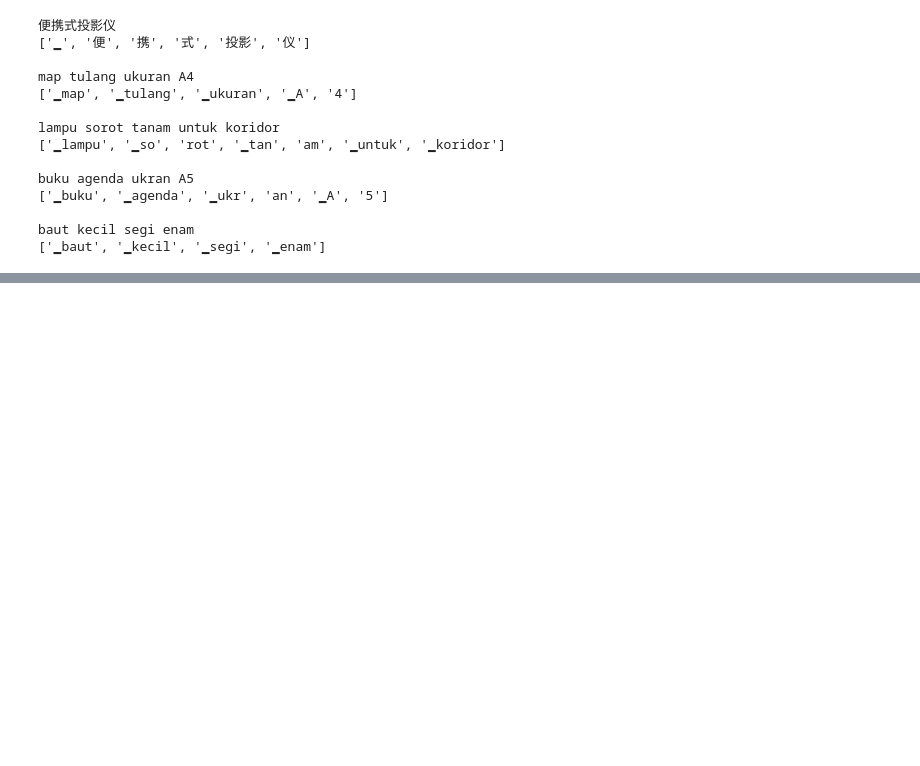
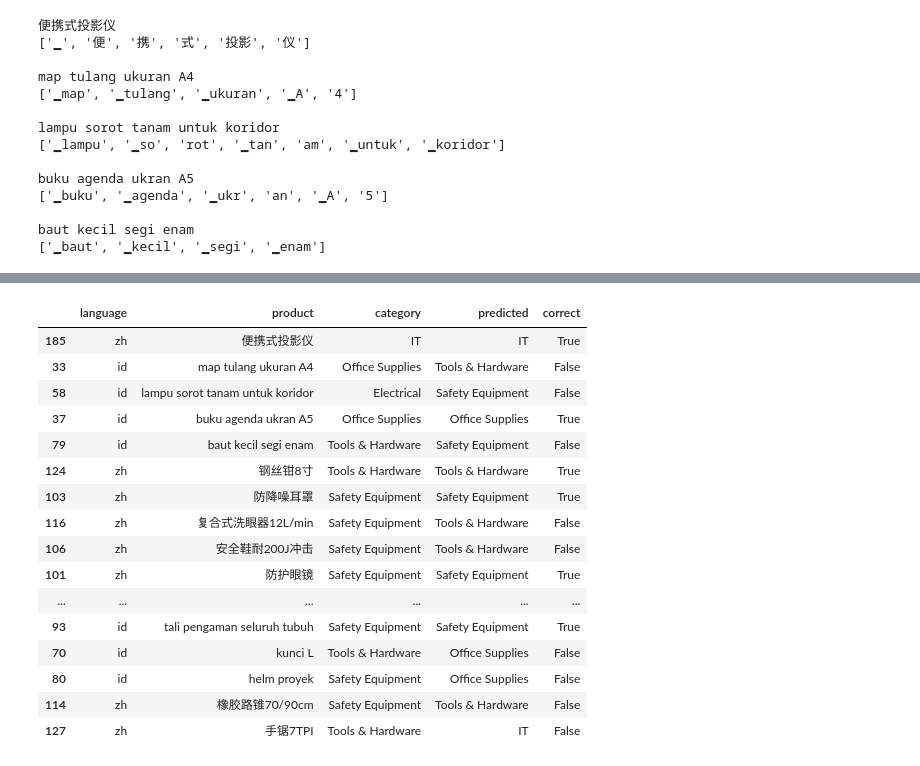
Before and after one commit to annisatzky-tech/chinese-indonesian-product-classification, a Jupyter notebook: notebooks/03_xlmr_model.ipynb, the cells around one changed output, grey strips where cells are left out. Cells and saved outputs as stored; diff of their text form; code cells hidden in the pictures; blank space fills up the shorter version.

```diff
--- a/notebooks/03_xlmr_model.ipynb
+++ b/notebooks/03_xlmr_model.ipynb
@@ -210,0 +211,35 @@ plt.show()
+# %%
+xlmr_test_results = df.loc[x_test.index, [
+    'language',
+    'product',
+    'category'
+]].copy()
+
+xlmr_test_results['predicted'] = [
+    id2label[i] for i in y_pred_xlmr
+]
+
+xlmr_test_results['correct'] = (
+    xlmr_test_results['category']
+    == xlmr_test_results['predicted']
+)
+
+xlmr_test_results
+# %% [output]
+|  | language | product | category | predicted | correct |
+| 185 | zh | 便携式投影仪 | IT | IT | True |
+| 33 | id | map tulang ukuran A4 | Office Supplies | Tools & Hardware | False |
+| 58 | id | lampu sorot tanam untuk koridor | Electrical | Safety Equipment | False |
+| 37 | id | buku agenda ukran A5 | Office Supplies | Office Supplies | True |
+| 79 | id | baut kecil segi enam | Tools & Hardware | Safety Equipment | False |
+| 124 | zh | 钢丝钳8寸 | Tools & Hardware | Tools & Hardware | True |
+| 103 | zh | 防降噪耳罩 | Safety Equipment | Safety Equipment | True |
+| 116 | zh | 复合式洗眼器12L/min | Safety Equipment | Tools & Hardware | False |
+| 106 | zh | 安全鞋耐200J冲击 | Safety Equipment | Tools & Hardware | False |
+| 101 | zh | 防护眼镜 | Safety Equipment | Safety Equipment | True |
+| ... | ... | ... | ... | ... | ... |
+| 93 | id | tali pengaman seluruh tubuh | Safety Equipment | Safety Equipment | True |
+| 70 | id | kunci L | Tools & Hardware | Office Supplies | False |
+| 80 | id | helm proyek | Safety Equipment | Office Supplies | False |
+| 114 | zh | 橡胶路锥70/90cm | Safety Equipment | Tools & Hardware | False |
+| 127 | zh | 手锯7TPI | Tools & Hardware | IT | False |
```
Also changed, not shown: parts of 13 cells of this notebook, 2 other files.
